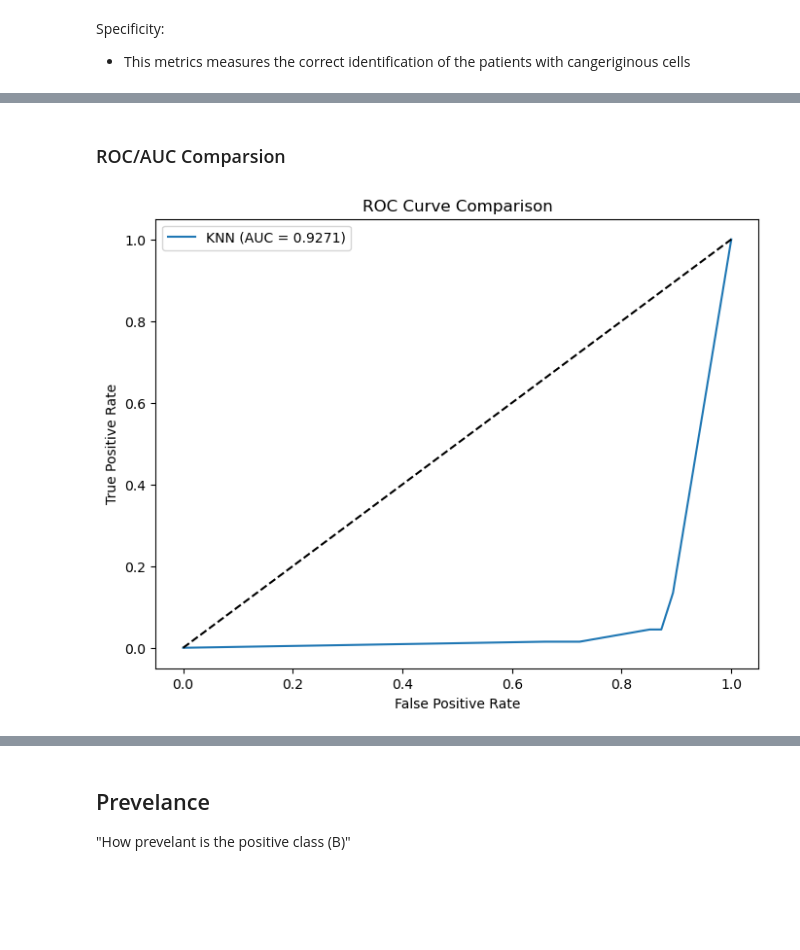
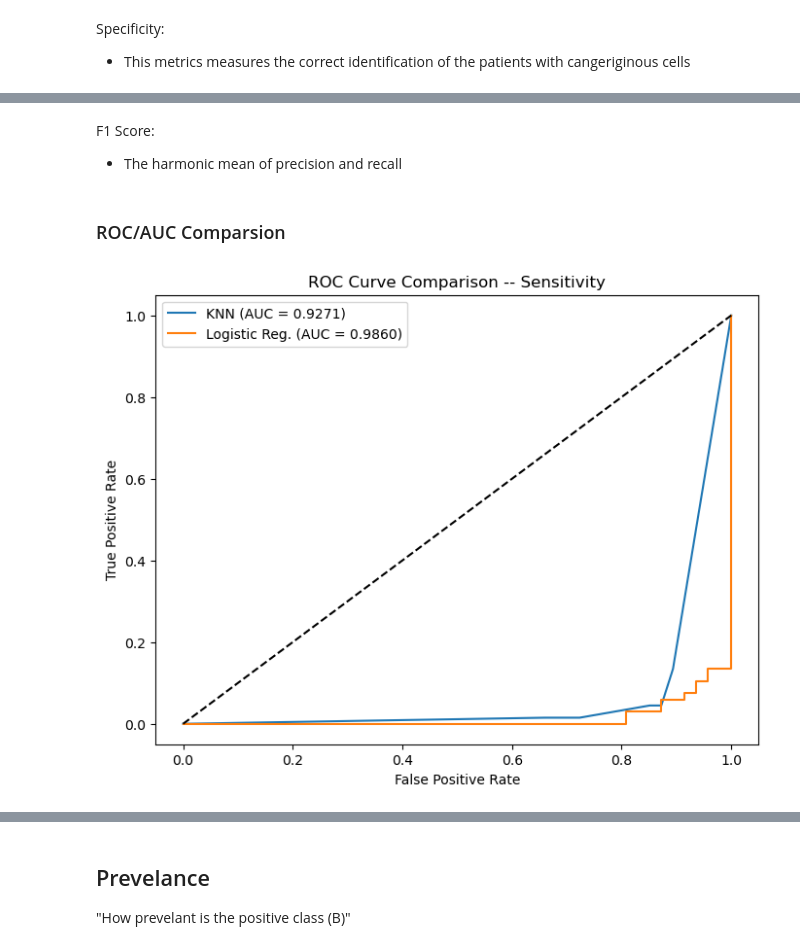
Before and after one commit to Stuepp/Breast-Cancer-Detection-Challange, a Jupyter notebook: Breast-Cancer-Detection.ipynb, the cells around one changed output, grey strips where cells are left out. Saved outputs shown, nothing was run; the diff lists cells and outputs as text; code cells hidden in the pictures; blank space fills up the shorter version.

```diff
--- a/Breast-Cancer-Detection.ipynb
+++ b/Breast-Cancer-Detection.ipynb
@@ -312,18 +361,29 @@ Specificity:
+# %% [markdown]
+F1 Score:
+  - The harmonic mean of precision and recall
 # %% [markdown]
 ### ROC/AUC Comparsion
 # %%
+# KNN
+  # get ROC curve values
 fpr_knn, tpr_knn, _ = mt.roc_curve(y_test, y_pred_proba_knn, pos_label='B')
+  # get areas under the curves
 auc_knn = mt.roc_auc_score(y_test, y_pred_proba_knn)
+
+# Logistic Regression
+fpr_logreg, tpr_logreg, _ = mt.roc_curve(y_test, y_pred_logReg, pos_label='B')
+  # get areas under the curves
+auc_logreg = mt.roc_auc_score(y_test, y_pred_logReg)
 
 plt.figure(figsize=(8,6))
 plt.plot(fpr_knn, tpr_knn, label=f'KNN (AUC = {auc_knn:.4f})')
-#plt.plot(fpr_logreg, tpr_logreg, label=f'Logistic Reg. (AUC = {auc_logreg:.4f})')
+plt.plot(fpr_logreg, tpr_logreg, label=f'Logistic Reg. (AUC = {auc_logreg:.4f})')
 plt.plot([0, 1], [0, 1], 'k--')
 plt.xlabel('False Positive Rate')
 plt.ylabel('True Positive Rate')
 plt.title('ROC Curve Comparison -- Sensitivity')
 plt.legend()
 plt.show()
 # %% [output]
-[figure, old version]
+[figure, new version]
 # %%
```
Also changed, not shown: parts of 33 cells of this notebook.
